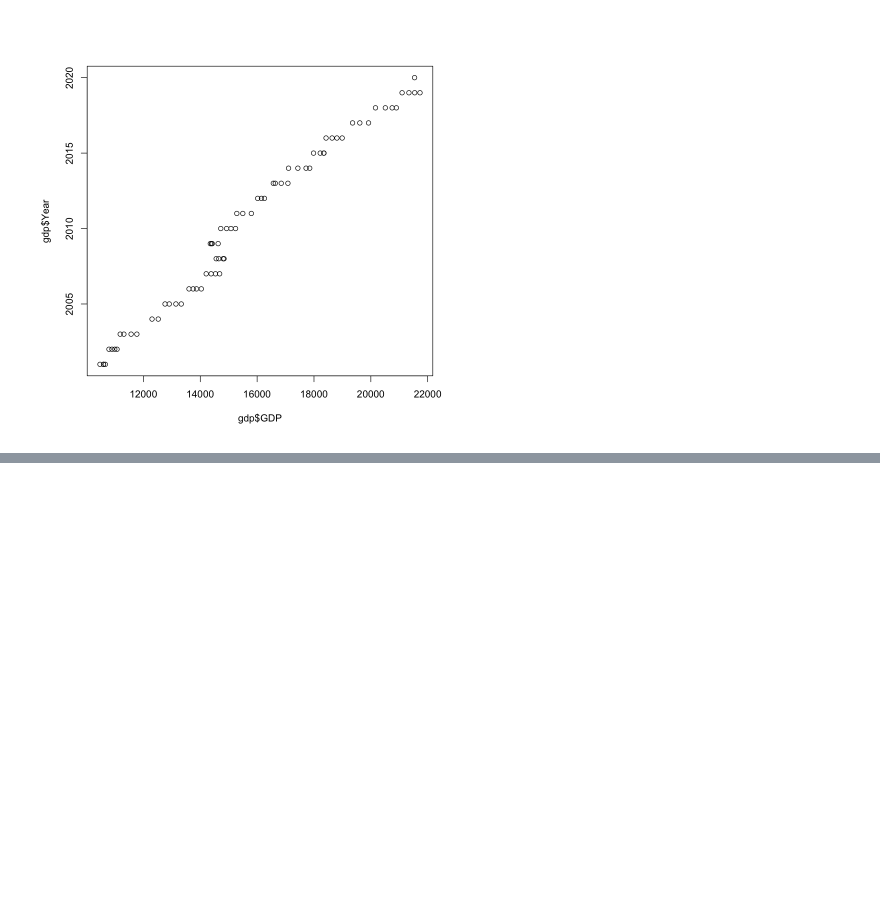
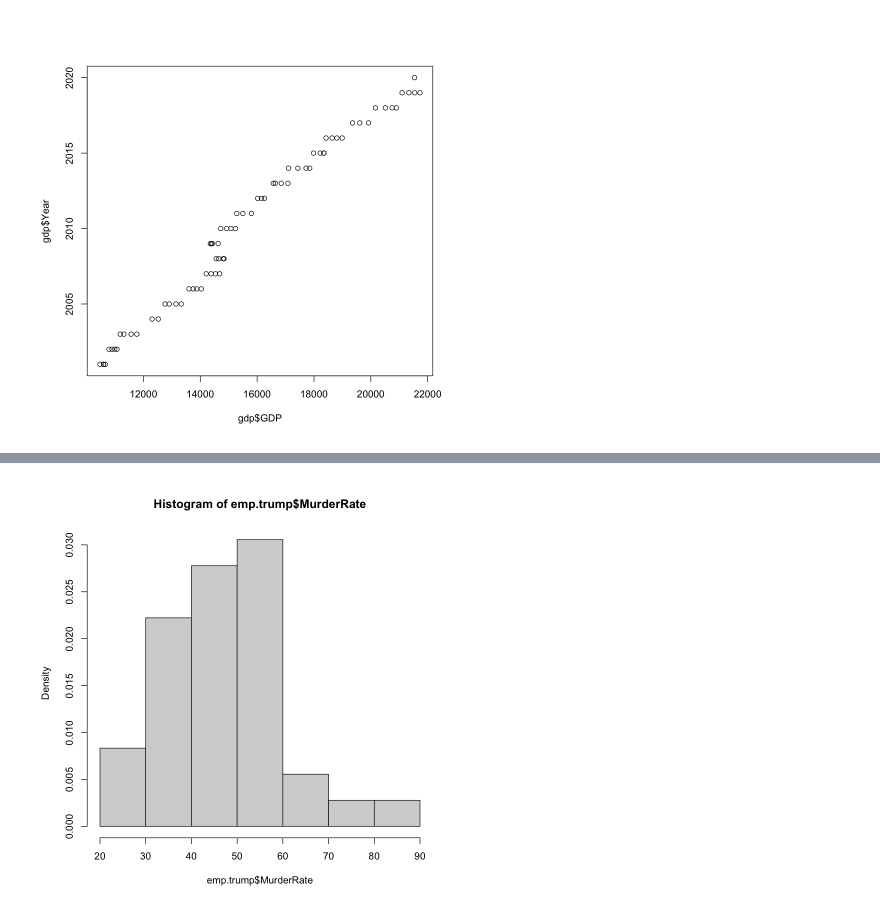
Before and after one commit to aporter1350/nonparametrics, a Jupyter notebook: code/Project.ipynb, the cells around one changed output, grey strips where cells are left out. Saved outputs shown, nothing was run; the diff lists cells and outputs as text; code cells hidden in the pictures; blank space fills up the shorter version.

```diff
--- a/code/Project.ipynb
+++ b/code/Project.ipynb
@@ -117,0 +152,5 @@ plot(gdp$GDP, gdp$Year)
+# %%
+emp.trump=subset(emp, Year>2016)
+hist(emp.trump$MurderRate, freq=F)
+# %% [output]
+[figure, added]
```
Also changed, not shown: parts of 21 cells of this notebook, 5 other files.
